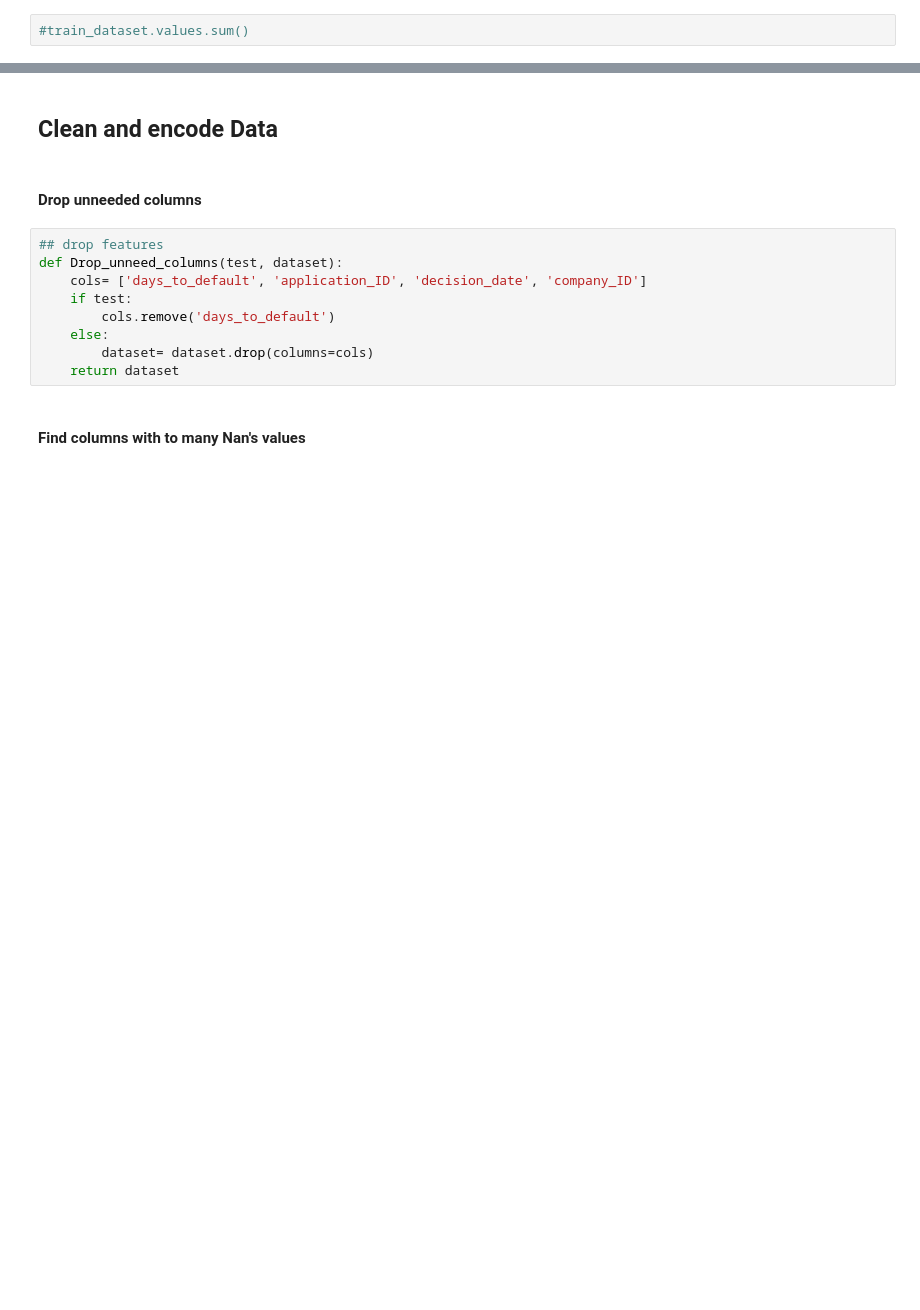
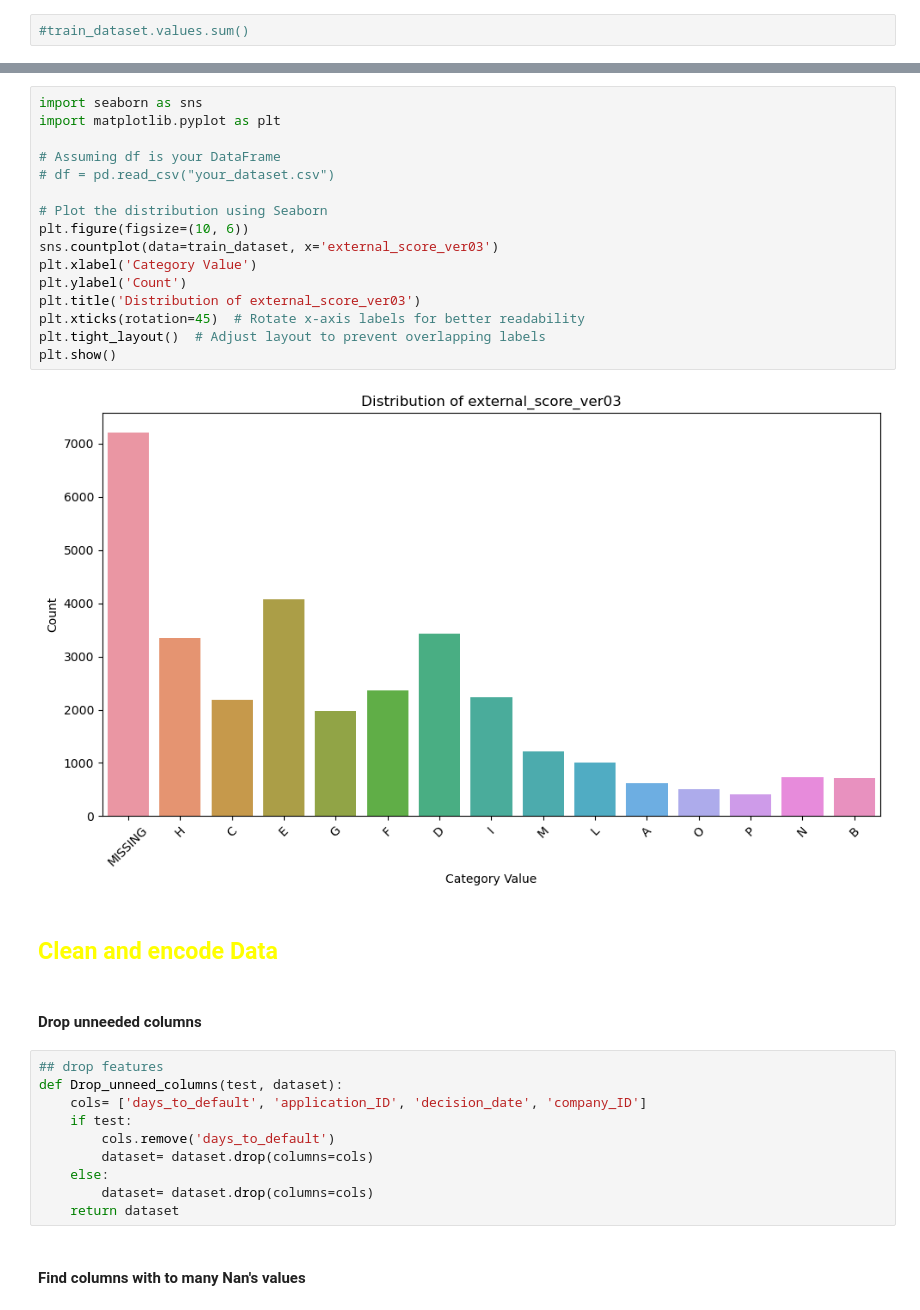
Before and after one commit to DanielGuarnizo/HACK4SDS, a Jupyter notebook: Dataset_DAY1/code.ipynb, the cells around one changed output, grey strips where cells are left out. Drawn from its saved outputs; the diff is of its cells as text; blank space fills up the shorter version.

```diff
--- a/Dataset_DAY1/code.ipynb
+++ b/Dataset_DAY1/code.ipynb
@@ -44,5 +44,23 @@ sns.countplot(x='target', hue= 'juridical_form', data= train_dataset)
+# %%
+import seaborn as sns
+import matplotlib.pyplot as plt
+
+# Assuming df is your DataFrame
+# df = pd.read_csv("your_dataset.csv")
+
+# Plot the distribution using Seaborn
+plt.figure(figsize=(10, 6))
+sns.countplot(data=train_dataset, x='external_score_ver03')
+plt.xlabel('Category Value')
+plt.ylabel('Count')
+plt.title('Distribution of external_score_ver03')
+plt.xticks(rotation=45)  # Rotate x-axis labels for better readability
+plt.tight_layout()  # Adjust layout to prevent overlapping labels
+plt.show()
+# %% [output]
+[figure, added]
 # %% [markdown]
-## Clean and encode Data
+## <font color="yellow"> Clean and encode Data
 # %% [markdown]
 #### Drop unneeded columns
 # %%
@@ -51,6 +69,7 @@ def Drop_unneed_columns(test, dataset):
     cols= ['days_to_default', 'application_ID', 'decision_date', 'company_ID']
     if test:
         cols.remove('days_to_default')
+        dataset= dataset.drop(columns=cols)
     else:
         dataset= dataset.drop(columns=cols)
     return dataset
```
Also changed, not shown: parts of 53 cells of this notebook, 6 other files.
